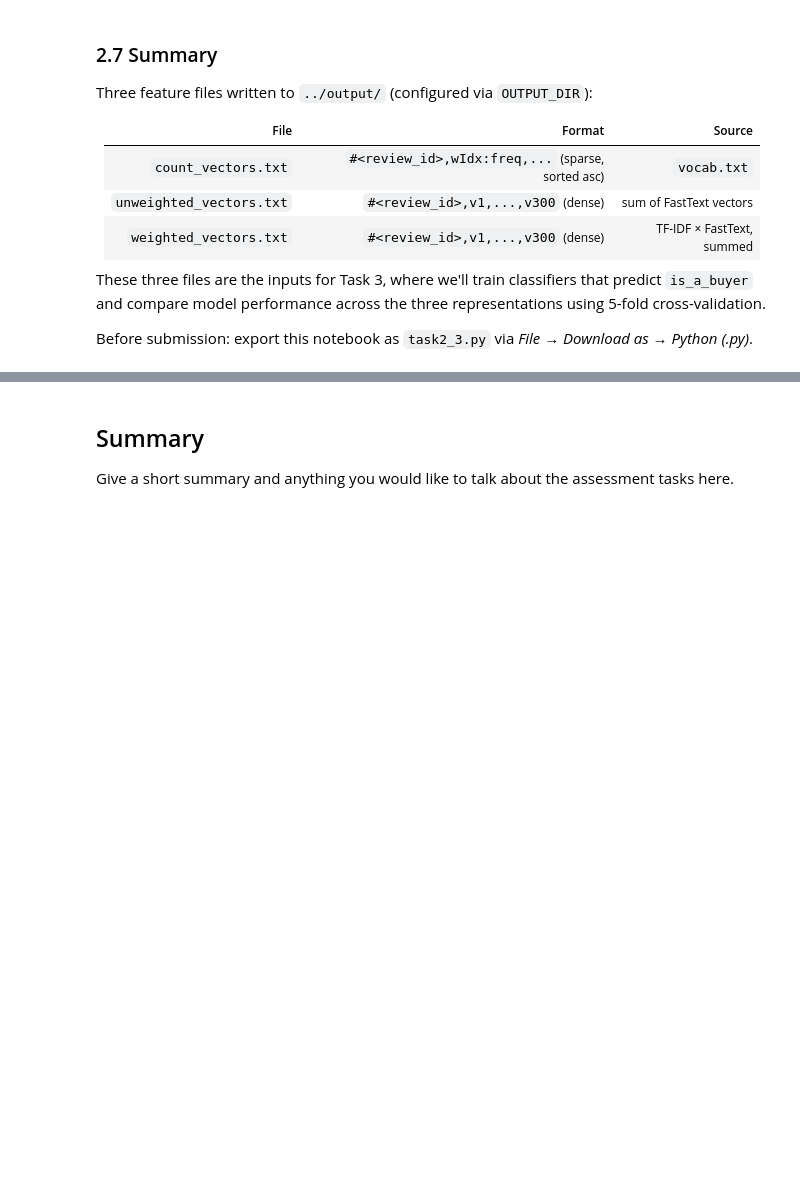
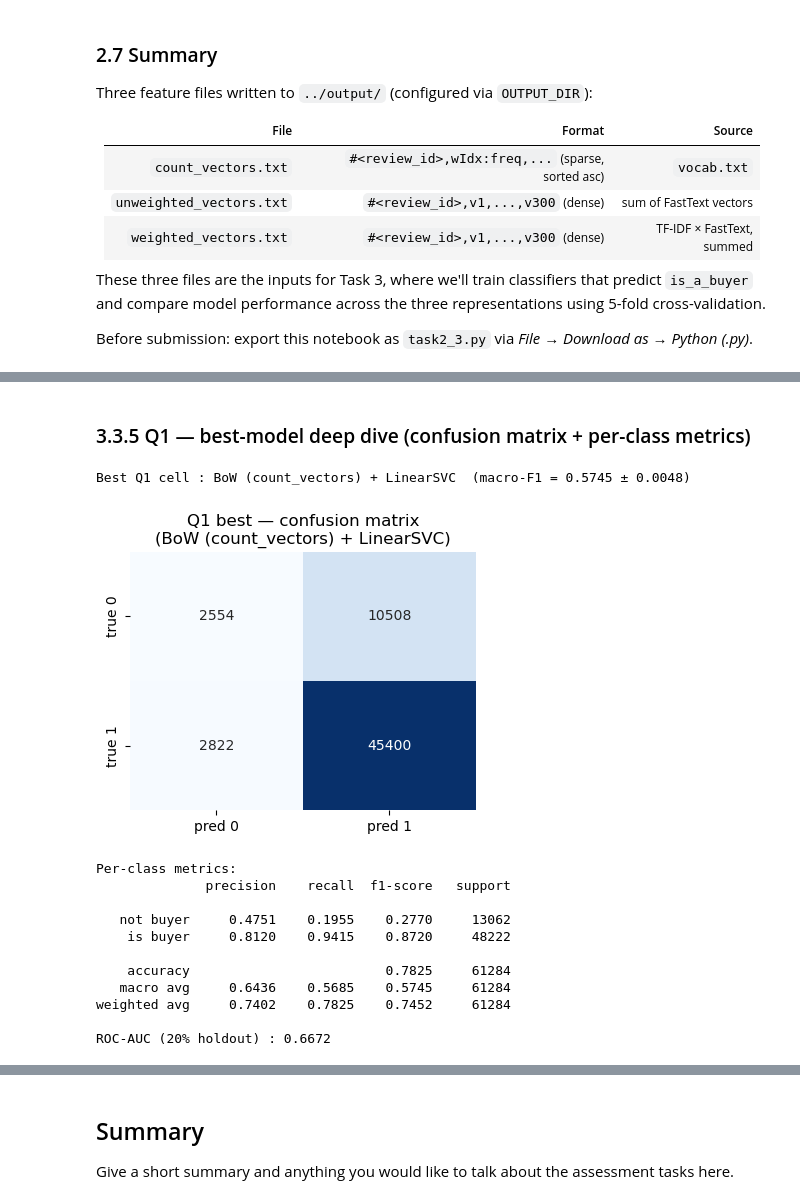
Before and after one commit to Kyle8Bits/APDS_Milestone, a Jupyter notebook: data/task2_3.ipynb, the cells around one changed output, grey strips where cells are left out. Drawn from its saved outputs; the diff is of its cells as text; code cells hidden in the pictures; blank space fills up the shorter version.

```diff
--- a/data/task2_3.ipynb
+++ b/data/task2_3.ipynb
@@ -498,0 +713,56 @@ print(q2_df.to_string(index=False))
+# %% [markdown]
+### 3.3.5  Q1 — best-model deep dive (confusion matrix + per-class metrics)
+# %%
+# Identify the winning (representation, classifier) by macro-F1.
+best = q1_df.sort_values("F1_mean", ascending=False).iloc[0]
+best_rep, best_clf_name = best["Representation"], best["Classifier"]
+print(f"Best Q1 cell : {best_rep} + {best_clf_name}  "
+      f"(macro-F1 = {best['F1_mean']:.4f} ± {best['F1_std']:.4f})\n")
+
+X_best = representations[best_rep]
+clf_best = make_clfs()[best_clf_name]
+pipe_best = build_pipeline(clf_best, dense=not sparse.issparse(X_best))
+
+# cross_val_predict returns the out-of-fold prediction for every row, so the
+# confusion matrix below reflects unseen-data performance, not training fit.
+with warnings.catch_warnings():
+    warnings.simplefilter("ignore")
+    y_pred = cross_val_predict(pipe_best, X_best, y, cv=CV, n_jobs=-1)
+
+cm = confusion_matrix(y, y_pred)
+fig, ax = plt.subplots(figsize=(4, 3.5))
+sns.heatmap(cm, annot=True, fmt="d", cmap="Blues", cbar=False,
+            xticklabels=["pred 0", "pred 1"], yticklabels=["true 0", "true 1"], ax=ax)
+ax.set_title(f"Q1 best — confusion matrix\n({best_rep} + {best_clf_name})")
+plt.tight_layout(); plt.show()
+
+print("Per-class metrics:")
+print(classification_report(y, y_pred, target_names=["not buyer", "is buyer"], digits=4))
+
+# ROC-AUC: requires probabilities (or decision_function); compute on a fresh fit.
+# We fit on a 80/20 holdout for AUC since cross_val_predict + decision_function
+# is awkward with mixed Pipeline/RF.
+from sklearn.model_selection import train_test_split
+X_tr, X_te, y_tr, y_te = train_test_split(
+    X_best, y, test_size=0.2, stratify=y, random_state=RANDOM_STATE
+)
+pipe_best.fit(X_tr, y_tr)
+if hasattr(pipe_best, "predict_proba"):
+    scores_te = pipe_best.predict_proba(X_te)[:, 1]
+else:
+    scores_te = pipe_best.decision_function(X_te)
+print(f"ROC-AUC (20% holdout) : {roc_auc_score(y_te, scores_te):.4f}")
+# %% [output]
+Best Q1 cell : BoW (count_vectors) + LinearSVC  (macro-F1 = 0.5745 ± 0.0048)
+[figure, added]
+Per-class metrics:
+              precision    recall  f1-score   support
+
+   not buyer     0.4751    0.1955    0.2770     13062
+    is buyer     0.8120    0.9415    0.8720     48222
+
+    accuracy                         0.7825     61284
+   macro avg     0.6436    0.5685    0.5745     61284
+weighted avg     0.7402    0.7825    0.7452     61284
+
+ROC-AUC (20% holdout) : 0.6672
```
Also changed, not shown: parts of 35 cells of this notebook, 2 other files.
